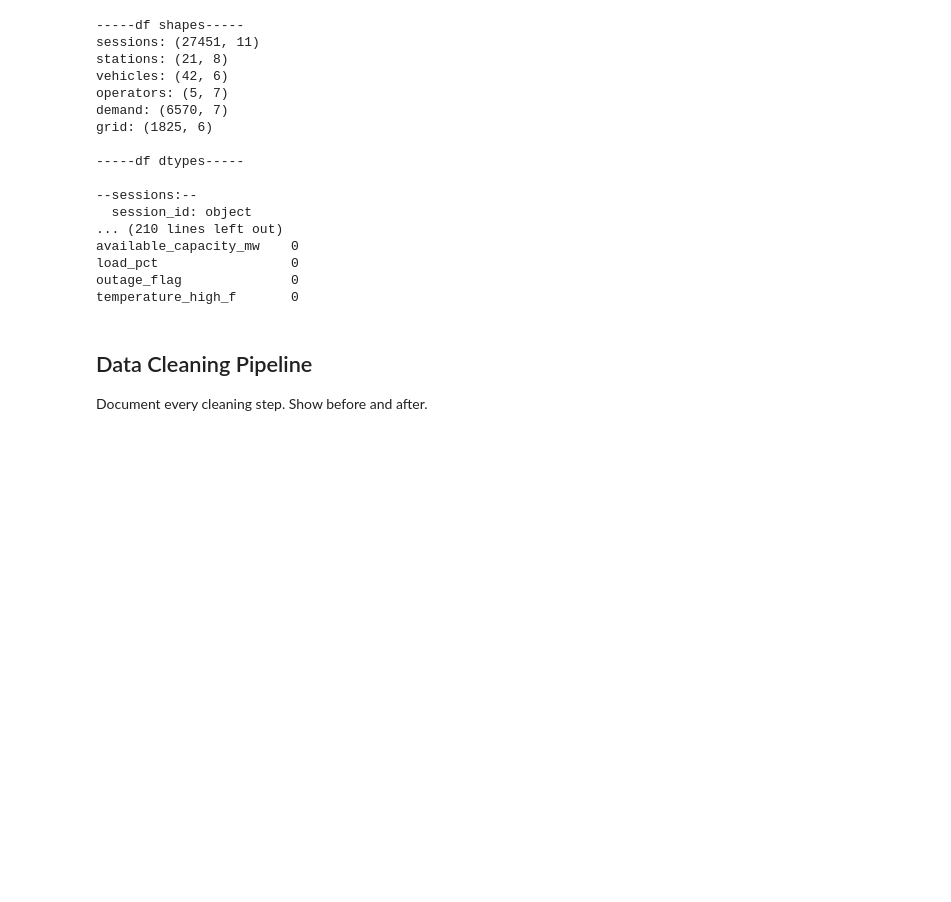
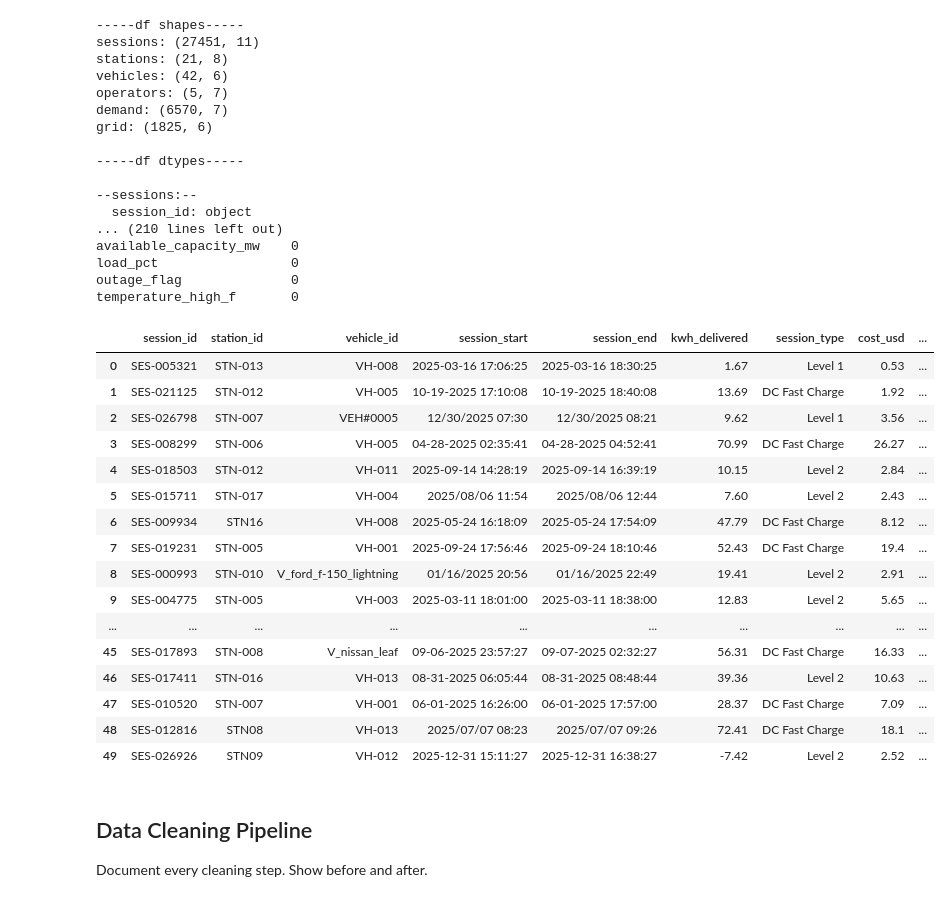
Before and after one commit to natekim416/DS2002-Kim, a Jupyter notebook: capstone/capstone-project.ipynb, the cells around one changed output. Drawn from its saved outputs; the diff is of its cells as text; code cells hidden in the pictures; blank space fills up the shorter version.

```diff
--- a/capstone/capstone-project.ipynb
+++ b/capstone/capstone-project.ipynb
@@ -144,6 +164,26 @@ available_capacity_mw    0
 load_pct                 0
 outage_flag              0
 temperature_high_f       0
+# %%
+display(sessions.head(50))
+# %% [output]
+|  | session_id | station_id | vehicle_id | session_start | session_end | kwh_delivered | session_type | cost_usd | ... |
+| 0 | SES-005321 | STN-013 | VH-008 | 2025-03-16 17:06:25 | 2025-03-16 18:30:25 | 1.67 | Level 1 | 0.53 | ... |
+| 1 | SES-021125 | STN-012 | VH-005 | 10-19-2025 17:10:08 | 10-19-2025 18:40:08 | 13.69 | DC Fast Charge | 1.92 | ... |
+| 2 | SES-026798 | STN-007 | VEH#0005 | 12/30/2025 07:30 | 12/30/2025 08:21 | 9.62 | Level 1 | 3.56 | ... |
+| 3 | SES-008299 | STN-006 | VH-005 | 04-28-2025 02:35:41 | 04-28-2025 04:52:41 | 70.99 | DC Fast Charge | 26.27 | ... |
+| 4 | SES-018503 | STN-012 | VH-011 | 2025-09-14 14:28:19 | 2025-09-14 16:39:19 | 10.15 | Level 2 | 2.84 | ... |
+| 5 | SES-015711 | STN-017 | VH-004 | 2025/08/06 11:54 | 2025/08/06 12:44 | 7.60 | Level 2 | 2.43 | ... |
+| 6 | SES-009934 | STN16 | VH-008 | 2025-05-24 16:18:09 | 2025-05-24 17:54:09 | 47.79 | DC Fast Charge | 8.12 | ... |
+| 7 | SES-019231 | STN-005 | VH-001 | 2025-09-24 17:56:46 | 2025-09-24 18:10:46 | 52.43 | DC Fast Charge | 19.4 | ... |
+| 8 | SES-000993 | STN-010 | V_ford_f-150_lightning | 01/16/2025 20:56 | 01/16/2025 22:49 | 19.41 | Level 2 | 2.91 | ... |
+| 9 | SES-004775 | STN-005 | VH-003 | 2025-03-11 18:01:00 | 2025-03-11 18:38:00 | 12.83 | Level 2 | 5.65 | ... |
+| ... | ... | ... | ... | ... | ... | ... | ... | ... | ... |
+| 45 | SES-017893 | STN-008 | V_nissan_leaf | 09-06-2025 23:57:27 | 09-07-2025 02:32:27 | 56.31 | DC Fast Charge | 16.33 | ... |
+| 46 | SES-017411 | STN-016 | VH-013 | 08-31-2025 06:05:44 | 08-31-2025 08:48:44 | 39.36 | Level 2 | 10.63 | ... |
+| 47 | SES-010520 | STN-007 | VH-001 | 06-01-2025 16:26:00 | 06-01-2025 17:57:00 | 28.37 | DC Fast Charge | 7.09 | ... |
+| 48 | SES-012816 | STN08 | VH-013 | 2025/07/07 08:23 | 2025/07/07 09:26 | 72.41 | DC Fast Charge | 18.1 | ... |
+| 49 | SES-026926 | STN09 | VH-012 | 2025-12-31 15:11:27 | 2025-12-31 16:38:27 | -7.42 | Level 2 | 2.52 | ... |
 # %% [markdown]
 ## Data Cleaning Pipeline
 
```
Also changed, not shown: parts of 4 cells of this notebook.
